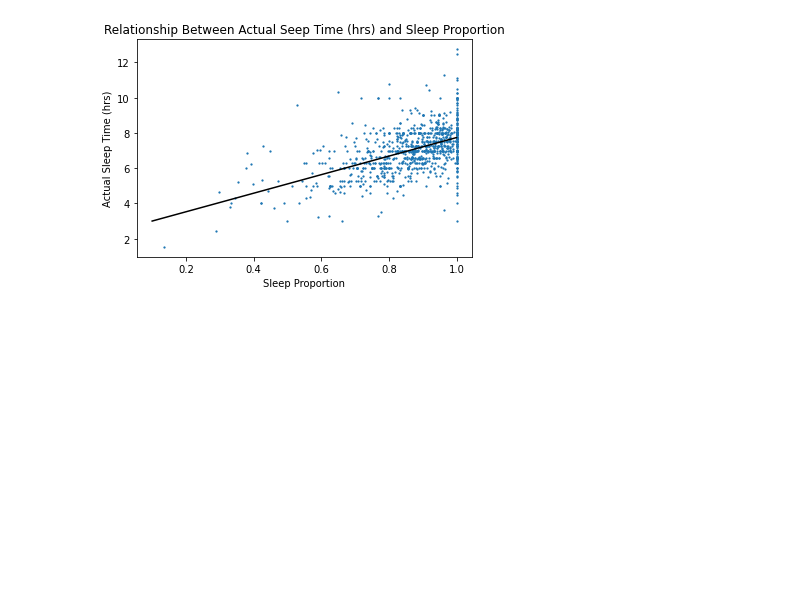
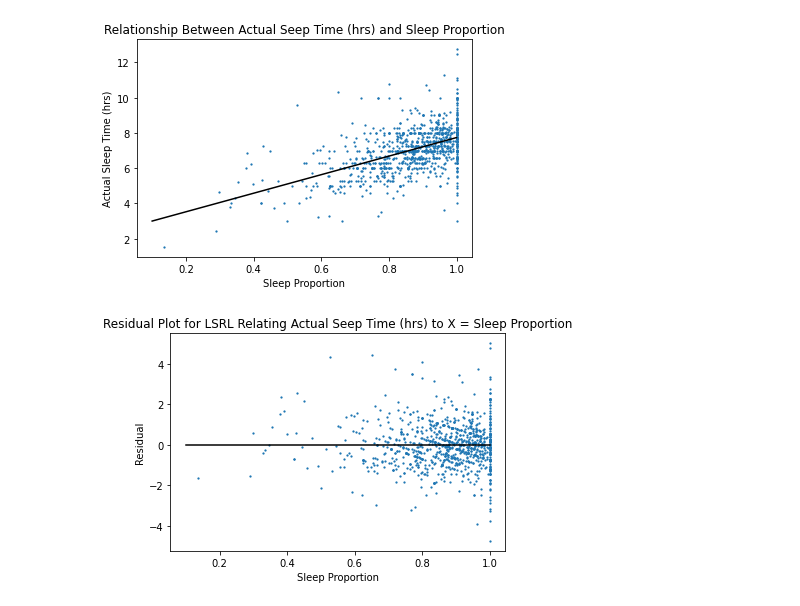
Before and after one commit to ZinnunMalikov/Sleep-Deprivation-Ancillary, a Jupyter notebook: Final_Sleep_Research_Data_Analysis.ipynb, the cells around one changed output. Saved outputs shown, nothing was run; the diff lists cells and outputs as text; code cells hidden in the pictures; blank space fills up the shorter version.

```diff
--- a/Final_Sleep_Research_Data_Analysis.ipynb
+++ b/Final_Sleep_Research_Data_Analysis.ipynb
@@ -292,8 +326,8 @@ print("The chi-squared statistic for ths test is: " + str(chi_sq_stat))
 The chi-squared statistic for ths test is: 235.6631248649211
 # %%
 #Relationship Between Light Exposure (1-5) and Sleep Time (hrs)
-light_expa = array_sleep[:, 98]
-light_exp = list(light_expa)
+light_exp = array_sleep[:, 98]
+light_exp = list(light_exp)
 
 lig1 = []
 lig2 = []
@@ -411,7 +445,7 @@ column_sums_list = list(two_way_tab[4, 0:5])
 for a in range(len(row_sums_list)):
   for b in range(len(column_sums_list)):
     two_way_tab2[a, b] = float(two_way_tab2[a, b])
-    two_way_tab2[a, b] = np.around(float(row_sums_list[a]*column_sums_list[b]/1029), 3)
+    two_way_tab2[a, b] = np.around(float(row_sums_list[a]*column_sums_list[b]/1026), 3)
 
 two_way_tab2 = np.append(two_way_tab2, column_sums, axis=0)
 two_way_tab2 = np.append(two_way_tab2, row_sums, axis=1)
@@ -585,0 +733,14 @@ Purple: Frequency of '5' responses
+# %%
+#Chi Squared Test Statistic
+#Note: Eight out of the twenty (40%) expected counts are under 5. Be cautious of the following results.
+
+row_num, col_num = two_way_tab2.shape
+print(col_num)
+
+chi_sq_stat = 0
+for a in range(row_num - 1):
+  for b in range(col_num - 1):
+    partial = ((two_way_tab[a, b] - two_way_tab2[a, b])**2)/two_way_tab2[a, b]
+    chi_sq_stat += partial
+
+print("The chi-squared statistic for this test is: " + str(chi_sq_stat))
@@ -836,3 +1000,24 @@ plt.show()
 LSRL: y = 2.477111181612429 + 5.262424688649582x
 r = 0.5288522318690922
 [figure]
+# %%
+#Residual Plot
+outpr = reg(ratio_sb, avg_total)
+r, a, b = outpr[2], outpr[3], outpr[4]
+
+resids = []
+for l in range(len(ratio_sb)):
+  calc = avg_total[l] - (a+b*ratio_sb[l])
+  resids.append(calc)
+
+x = np.linspace(0.1, 1, 100)
+y = 0*x
+
+plt.scatter(ratio_sb, resids, s=1.5, alpha=1)
+plt.plot(x, y, color = 'black')
+plt.xlabel("Sleep Proportion")
+plt.ylabel('Residual')
+plt.title('Residual Plot for LSRL Relating Actual Seep Time (hrs) to X = Sleep Proportion')
+plt.show()
+# %% [output]
+[figure, added]
```
Also changed, not shown: parts of 8 cells of this notebook.
